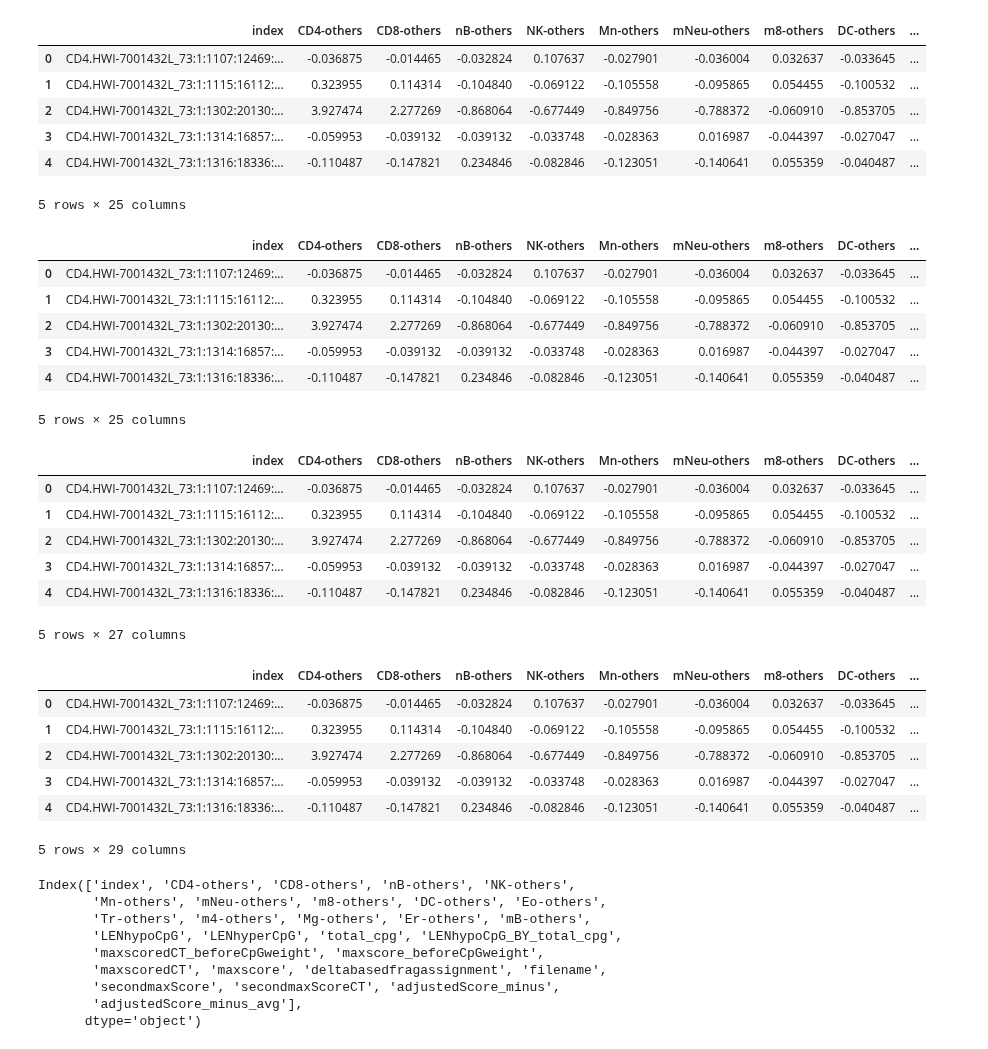
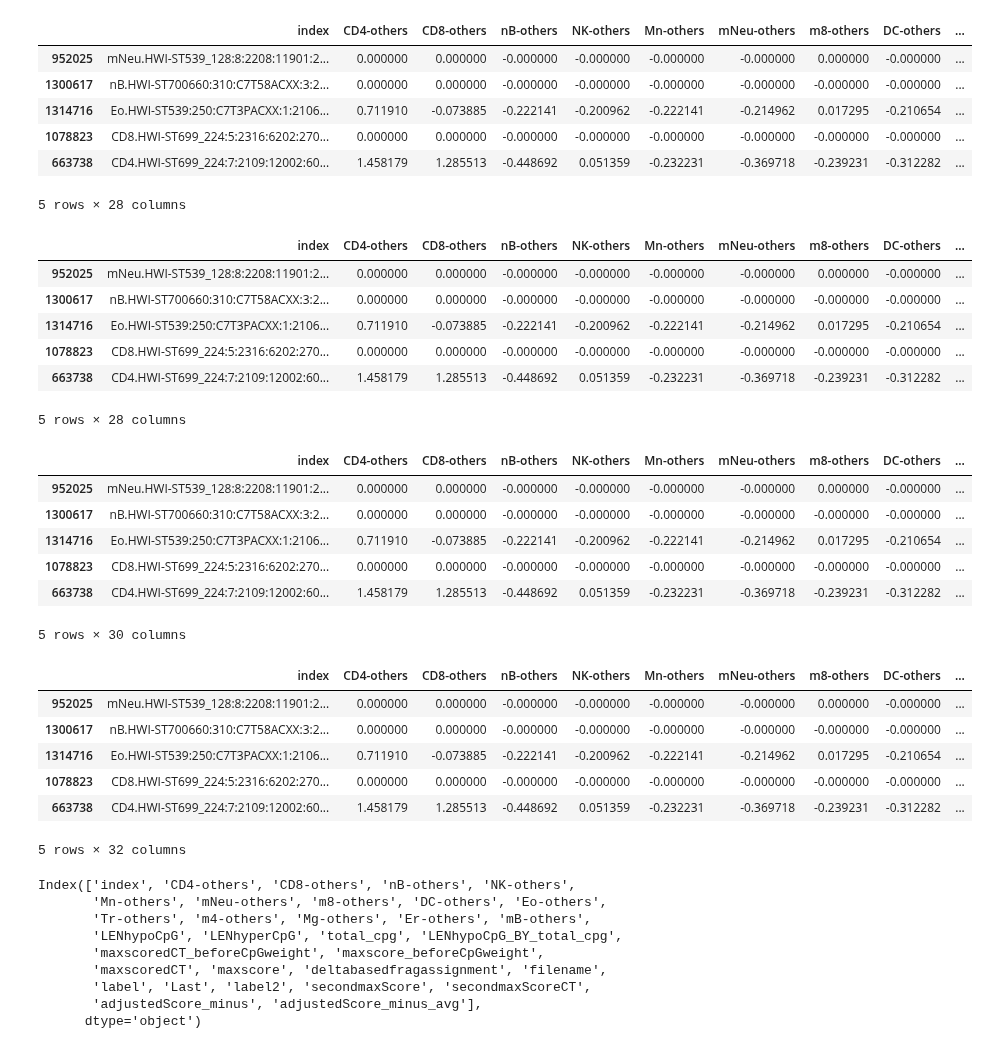
Before and after one commit to Irfanwustl/Research_code, a Jupyter notebook: MHB_per_read/softreadcounting/multiprocessing/diagnosis/AUC_flexible_pickle_ondupindex.ipynb, the cells around one changed output. Cells and saved outputs as stored; diff of their text form; code cells hidden in the pictures.

```diff
--- a/MHB_per_read/softreadcounting/multiprocessing/diagnosis/AUC_flexible_pickle_ondupindex.ipynb
+++ b/MHB_per_read/softreadcounting/multiprocessing/diagnosis/AUC_flexible_pickle_ondupindex.ipynb
@@ -1,34 +1,34 @@
 # %%
 import pandas as pd
 from collections import defaultdict
 from sklearn import metrics
 import numpy as np
 import sys
 import time
 
 start_time = time.time()
 
-inbinfile='/Users/irffanalahi/Research/Research_code/gitignorefolder/MHB_per_read/softreadcounting/testtheidea/softRD_pileup/CD4mixture_output_81205_sorted_softMultiprocessing_binnedstats.pkl'
+inbinfile='/Users/irffanalahi/Research/Research_update/SoftRD/largerEXP/genepromdelta.7/Randomforest/developing/BL14_genepromSM_0.7.txt_result_dupindex_binnedstats.pkl_test.pkl'
 
 outfile=inbinfile
 
 
 consideringALLheyper=True
 
 
 inbindf=pd.read_pickle(inbinfile)
 scorecolumns=['CD4-others','CD8-others','nB-others','NK-others','Mn-others','mNeu-others','m8-others','DC-others','Eo-others','Tr-others','m4-others','Mg-others','Er-others','mB-others']
 
-inbindf=inbindf.reset_index()
+###########inbindf=inbindf.reset_index()
 inbindf.head()
 # %% [output]
 |  | index | CD4-others | CD8-others | nB-others | NK-others | Mn-others | mNeu-others | m8-others | DC-others | ... |
-| 0 | CD4.HWI-7001432L_73:1:1107:12469:... | -0.036875 | -0.014465 | -0.032824 | 0.107637 | -0.027901 | -0.036004 | 0.032637 | -0.033645 | ... |
-| 1 | CD4.HWI-7001432L_73:1:1115:16112:... | 0.323955 | 0.114314 | -0.104840 | -0.069122 | -0.105558 | -0.095865 | 0.054455 | -0.100532 | ... |
-| 2 | CD4.HWI-7001432L_73:1:1302:20130:... | 3.927474 | 2.277269 | -0.868064 | -0.677449 | -0.849756 | -0.788372 | -0.060910 | -0.853705 | ... |
-| 3 | CD4.HWI-7001432L_73:1:1314:16857:... | -0.059953 | -0.039132 | -0.039132 | -0.033748 | -0.028363 | 0.016987 | -0.044397 | -0.027047 | ... |
-| 4 | CD4.HWI-7001432L_73:1:1316:18336:... | -0.110487 | -0.147821 | 0.234846 | -0.082846 | -0.123051 | -0.140641 | 0.055359 | -0.040487 | ... |
+| 952025 | mNeu.HWI-ST539_128:8:2208:11901:2... | 0.000000 | 0.000000 | -0.000000 | -0.000000 | -0.000000 | -0.000000 | 0.000000 | -0.000000 | ... |
+| 1300617 | nB.HWI-ST700660:310:C7T58ACXX:3:2... | 0.000000 | 0.000000 | -0.000000 | -0.000000 | -0.000000 | -0.000000 | -0.000000 | -0.000000 | ... |
+| 1314716 | Eo.HWI-ST539:250:C7T3PACXX:1:2106... | 0.711910 | -0.073885 | -0.222141 | -0.200962 | -0.222141 | -0.214962 | 0.017295 | -0.210654 | ... |
+| 1078823 | CD8.HWI-ST699_224:5:2316:6202:270... | 0.000000 | 0.000000 | -0.000000 | -0.000000 | -0.000000 | -0.000000 | -0.000000 | -0.000000 | ... |
+| 663738 | CD4.HWI-ST699_224:7:2109:12002:60... | 1.458179 | 1.285513 | -0.448692 | 0.051359 | -0.232231 | -0.369718 | -0.239231 | -0.312282 | ... |
-5 rows × 25 columns
+5 rows × 28 columns
 # %%
 if consideringALLheyper==True:
     allassigned=inbindf.copy()
@@ -44,12 +44,12 @@ else:
 allassigned.head()
 # %% [output]
 |  | index | CD4-others | CD8-others | nB-others | NK-others | Mn-others | mNeu-others | m8-others | DC-others | ... |
-| 0 | CD4.HWI-7001432L_73:1:1107:12469:... | -0.036875 | -0.014465 | -0.032824 | 0.107637 | -0.027901 | -0.036004 | 0.032637 | -0.033645 | ... |
-| 1 | CD4.HWI-7001432L_73:1:1115:16112:... | 0.323955 | 0.114314 | -0.104840 | -0.069122 | -0.105558 | -0.095865 | 0.054455 | -0.100532 | ... |
-| 2 | CD4.HWI-7001432L_73:1:1302:20130:... | 3.927474 | 2.277269 | -0.868064 | -0.677449 | -0.849756 | -0.788372 | -0.060910 | -0.853705 | ... |
-| 3 | CD4.HWI-7001432L_73:1:1314:16857:... | -0.059953 | -0.039132 | -0.039132 | -0.033748 | -0.028363 | 0.016987 | -0.044397 | -0.027047 | ... |
-| 4 | CD4.HWI-7001432L_73:1:1316:18336:... | -0.110487 | -0.147821 | 0.234846 | -0.082846 | -0.123051 | -0.140641 | 0.055359 | -0.040487 | ... |
+| 952025 | mNeu.HWI-ST539_128:8:2208:11901:2... | 0.000000 | 0.000000 | -0.000000 | -0.000000 | -0.000000 | -0.000000 | 0.000000 | -0.000000 | ... |
+| 1300617 | nB.HWI-ST700660:310:C7T58ACXX:3:2... | 0.000000 | 0.000000 | -0.000000 | -0.000000 | -0.000000 | -0.000000 | -0.000000 | -0.000000 | ... |
+| 1314716 | Eo.HWI-ST539:250:C7T3PACXX:1:2106... | 0.711910 | -0.073885 | -0.222141 | -0.200962 | -0.222141 | -0.214962 | 0.017295 | -0.210654 | ... |
+| 1078823 | CD8.HWI-ST699_224:5:2316:6202:270... | 0.000000 | 0.000000 | -0.000000 | -0.000000 | -0.000000 | -0.000000 | -0.000000 | -0.000000 | ... |
+| 663738 | CD4.HWI-ST699_224:7:2109:12002:60... | 1.458179 | 1.285513 | -0.448692 | 0.051359 | -0.232231 | -0.369718 | -0.239231 | -0.312282 | ... |
-5 rows × 25 columns
+5 rows × 28 columns
 # %%
 allassigned.loc[inbindf['deltabasedfragassignment']=='NotAssigned','deltabasedfragassignment']=allassigned.loc[inbindf['deltabasedfragassignment']=='NotAssigned','maxscoredCT_beforeCpGweight']
 # %%
@@ -58,12 +58,12 @@ allassigned['secondmaxScoreCT']='Notassigned'
 allassigned.head()
 # %% [output]
 |  | index | CD4-others | CD8-others | nB-others | NK-others | Mn-others | mNeu-others | m8-others | DC-others | ... |
-| 0 | CD4.HWI-7001432L_73:1:1107:12469:... | -0.036875 | -0.014465 | -0.032824 | 0.107637 | -0.027901 | -0.036004 | 0.032637 | -0.033645 | ... |
-| 1 | CD4.HWI-7001432L_73:1:1115:16112:... | 0.323955 | 0.114314 | -0.104840 | -0.069122 | -0.105558 | -0.095865 | 0.054455 | -0.100532 | ... |
-| 2 | CD4.HWI-7001432L_73:1:1302:20130:... | 3.927474 | 2.277269 | -0.868064 | -0.677449 | -0.849756 | -0.788372 | -0.060910 | -0.853705 | ... |
-| 3 | CD4.HWI-7001432L_73:1:1314:16857:... | -0.059953 | -0.039132 | -0.039132 | -0.033748 | -0.028363 | 0.016987 | -0.044397 | -0.027047 | ... |
-| 4 | CD4.HWI-7001432L_73:1:1316:18336:... | -0.110487 | -0.147821 | 0.234846 | -0.082846 | -0.123051 | -0.140641 | 0.055359 | -0.040487 | ... |
+| 952025 | mNeu.HWI-ST539_128:8:2208:11901:2... | 0.000000 | 0.000000 | -0.000000 | -0.000000 | -0.000000 | -0.000000 | 0.000000 | -0.000000 | ... |
+| 1300617 | nB.HWI-ST700660:310:C7T58ACXX:3:2... | 0.000000 | 0.000000 | -0.000000 | -0.000000 | -0.000000 | -0.000000 | -0.000000 | -0.000000 | ... |
+| 1314716 | Eo.HWI-ST539:250:C7T3PACXX:1:2106... | 0.711910 | -0.073885 | -0.222141 | -0.200962 | -0.222141 | -0.214962 | 0.017295 | -0.210654 | ... |
+| 1078823 | CD8.HWI-ST699_224:5:2316:6202:270... | 0.000000 | 0.000000 | -0.000000 | -0.000000 | -0.000000 | -0.000000 | -0.000000 | -0.000000 | ... |
+| 663738 | CD4.HWI-ST699_224:7:2109:12002:60... | 1.458179 | 1.285513 | -0.448692 | 0.051359 | -0.232231 | -0.369718 | -0.239231 | -0.312282 | ... |
-5 rows × 27 columns
+5 rows × 30 columns
 # %%
 grouped=allassigned.groupby('maxscoredCT')
 
@@ -82,12 +82,12 @@ allassigned['adjustedScore_minus_avg']=(allassigned['maxscore']+(allassigned['ma
 allassigned.head()
 # %% [output]
 |  | index | CD4-others | CD8-others | nB-others | NK-others | Mn-others | mNeu-others | m8-others | DC-others | ... |
-| 0 | CD4.HWI-7001432L_73:1:1107:12469:... | -0.036875 | -0.014465 | -0.032824 | 0.107637 | -0.027901 | -0.036004 | 0.032637 | -0.033645 | ... |
-| 1 | CD4.HWI-7001432L_73:1:1115:16112:... | 0.323955 | 0.114314 | -0.104840 | -0.069122 | -0.105558 | -0.095865 | 0.054455 | -0.100532 | ... |
-| 2 | CD4.HWI-7001432L_73:1:1302:20130:... | 3.927474 | 2.277269 | -0.868064 | -0.677449 | -0.849756 | -0.788372 | -0.060910 | -0.853705 | ... |
-| 3 | CD4.HWI-7001432L_73:1:1314:16857:... | -0.059953 | -0.039132 | -0.039132 | -0.033748 | -0.028363 | 0.016987 | -0.044397 | -0.027047 | ... |
-| 4 | CD4.HWI-7001432L_73:1:1316:18336:... | -0.110487 | -0.147821 | 0.234846 | -0.082846 | -0.123051 | -0.140641 | 0.055359 | -0.040487 | ... |
+| 952025 | mNeu.HWI-ST539_128:8:2208:11901:2... | 0.000000 | 0.000000 | -0.000000 | -0.000000 | -0.000000 | -0.000000 | 0.000000 | -0.000000 | ... |
+| 1300617 | nB.HWI-ST700660:310:C7T58ACXX:3:2... | 0.000000 | 0.000000 | -0.000000 | -0.000000 | -0.000000 | -0.000000 | -0.000000 | -0.000000 | ... |
+| 1314716 | Eo.HWI-ST539:250:C7T3PACXX:1:2106... | 0.711910 | -0.073885 | -0.222141 | -0.200962 | -0.222141 | -0.214962 | 0.017295 | -0.210654 | ... |
+| 1078823 | CD8.HWI-ST699_224:5:2316:6202:270... | 0.000000 | 0.000000 | -0.000000 | -0.000000 | -0.000000 | -0.000000 | -0.000000 | -0.000000 | ... |
+| 663738 | CD4.HWI-ST699_224:7:2109:12002:60... | 1.458179 | 1.285513 | -0.448692 | 0.051359 | -0.232231 | -0.369718 | -0.239231 | -0.312282 | ... |
-5 rows × 29 columns
+5 rows × 32 columns
 # %%
 allassigned.columns
 # %% [output]
@@ -97,8 +97,8 @@ Index(['index', 'CD4-others', 'CD8-others', 'nB-others', 'NK-others',
        'LENhypoCpG', 'LENhyperCpG', 'total_cpg', 'LENhypoCpG_BY_total_cpg',
        'maxscoredCT_beforeCpGweight', 'maxscore_beforeCpGweight',
        'maxscoredCT', 'maxscore', 'deltabasedfragassignment', 'filename',
-       'secondmaxScore', 'secondmaxScoreCT', 'adjustedScore_minus',
-       'adjustedScore_minus_avg'],
+       'label', 'Last', 'label2', 'secondmaxScore', 'secondmaxScoreCT',
+       'adjustedScore_minus', 'adjustedScore_minus_avg'],
       dtype='object')
 # %%
 adjustedScore_minus0val=list(set(allassigned[allassigned['LENhypoCpG_BY_total_cpg']==0]['adjustedScore_minus'].tolist()))
```
Also changed, not shown: parts of 4 cells of this notebook, 12 other files.
